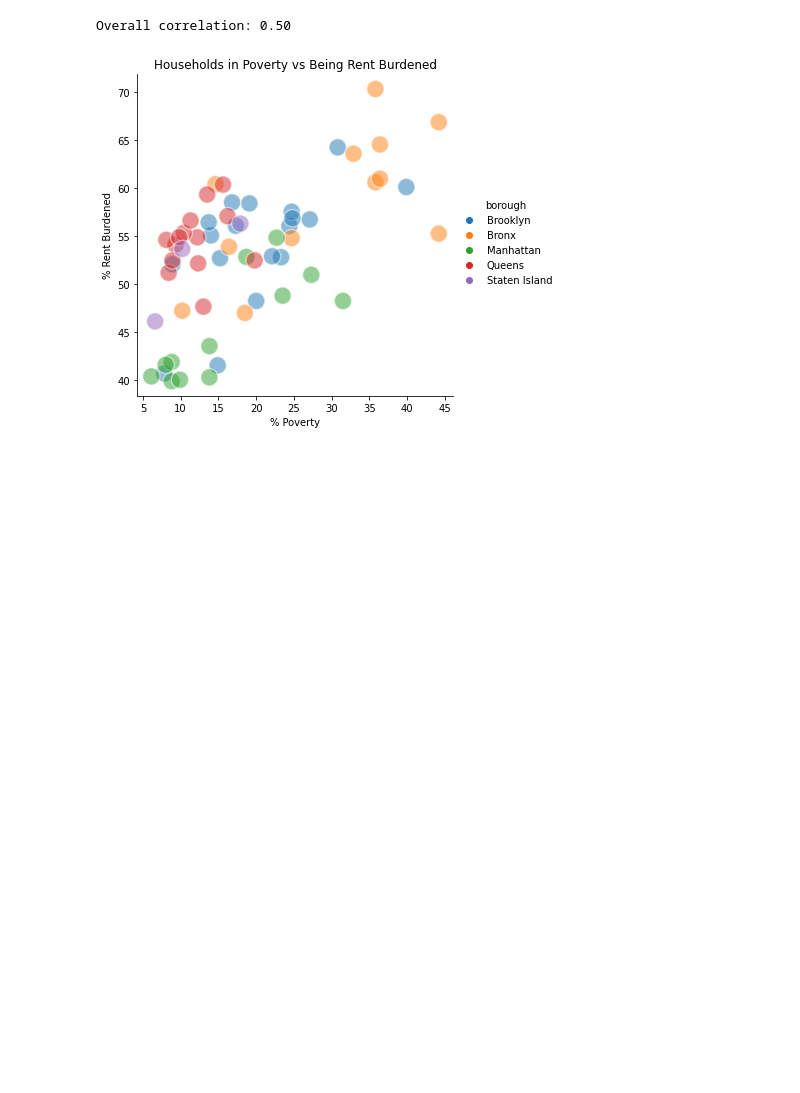
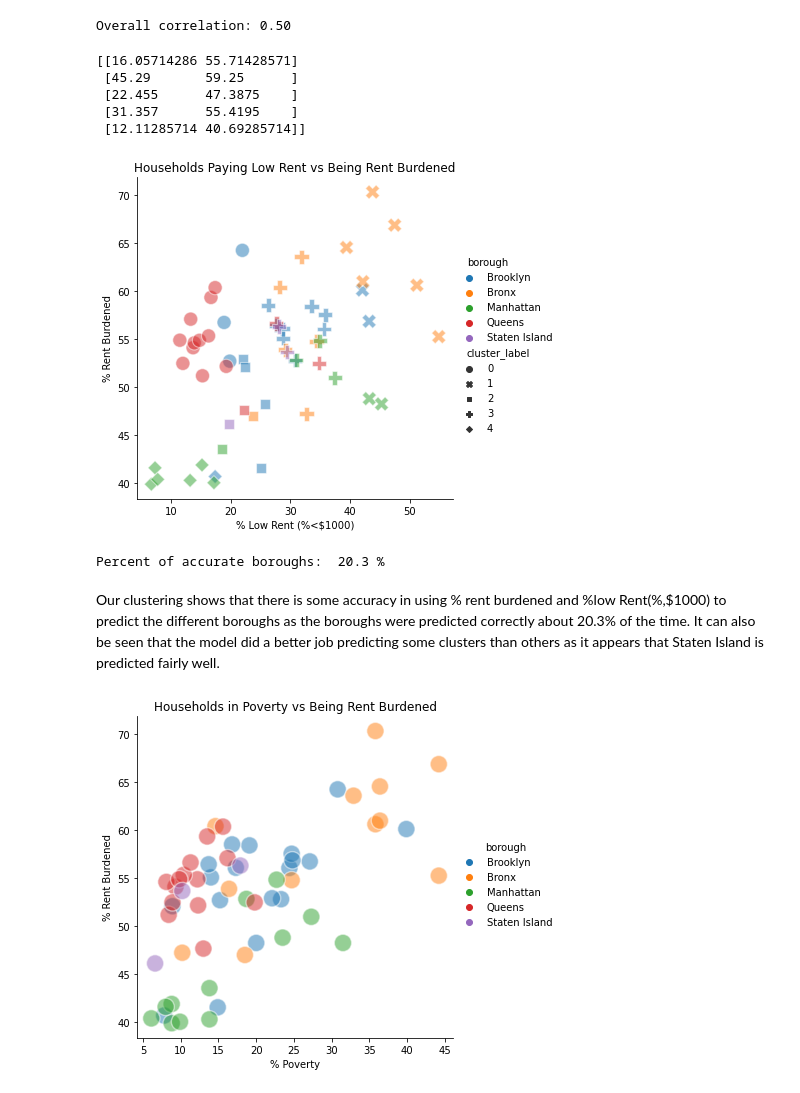
Before and after one commit to cailtyn-caj96/info-2950, a Jupyter notebook: final/finalproject.ipynb, the cells around one changed output. Drawn from its saved outputs; the diff is of its cells as text; code cells hidden in the pictures; blank space fills up the shorter version.

```diff
--- a/final/finalproject.ipynb
+++ b/final/finalproject.ipynb
@@ -86,6 +87,39 @@ print("Overall correlation: {:.2f}".format(housing_poverty["low_rent"].corr(hous
 # %% [output]
 [figure]
 Overall correlation: 0.50
+# %%
+clustering = KMeans(n_clusters = 5, random_state = 15)
+clustering.fit(housing_poverty[["low_rent", "rent_burdened"]])
+print(clustering.cluster_centers_)
+cluster_labels = clustering.labels_
+housing_poverty['cluster_label'] = cluster_labels
+
+
+sns.relplot(x='low_rent', y='rent_burdened', hue="borough", style ='cluster_label', s=200, alpha=.5, data=housing_poverty);
+plt.xlabel("% Low Rent (%<$1000)")
+plt.ylabel("% Rent Burdened")
+plt.title('Households Paying Low Rent vs Being Rent Burdened')
+plt.show()
+
+
+predicted_borough_lookup = pd.DataFrame({"cluster_label": [0, 1, 2,3,4],
+                                        "predicted_borough": ["Brooklyn", "Bronx", "Manhattan", "Queens", "Staten_Island"]})
+borough_predict = pd.merge(predicted_borough_lookup, housing_poverty)
+same = borough_predict.loc[borough_predict['predicted_borough'] == borough_predict['borough']]
+total = len(borough_predict)
+accurate = len(same)
+accurate_boroughs = round((accurate/total)*100,1)
+print("Percent of accurate boroughs: ",accurate_boroughs, "%")
+# %% [output]
+[[16.05714286 55.71428571]
+ [45.29       59.25      ]
+ [22.455      47.3875    ]
+ [31.357      55.4195    ]
+ [12.11285714 40.69285714]]
+[figure, added]
+Percent of accurate boroughs:  20.3 %
+# %% [markdown]
+Our clustering shows that there is some accuracy in using % rent burdened and %low Rent(%,$1000) to predict the different boroughs as the boroughs were predicted correctly about 20.3% of the time. It can also be seen that the model did a better job predicting some clusters than others as it appears that Staten Island is predicted fairly well.
 # %%
 # display(burden_gross.head())
 
```
Also changed, not shown: parts of 3 cells of this notebook.
